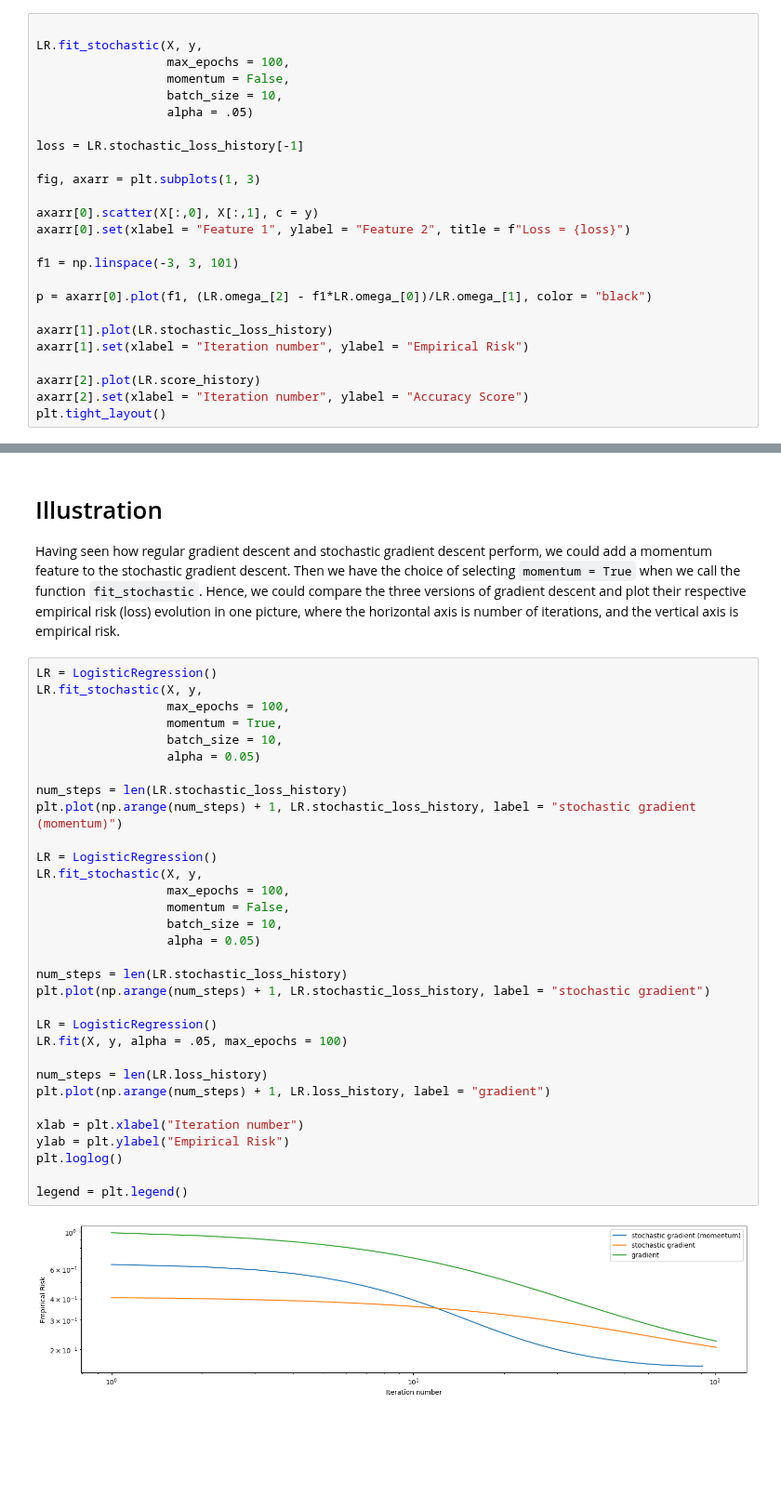
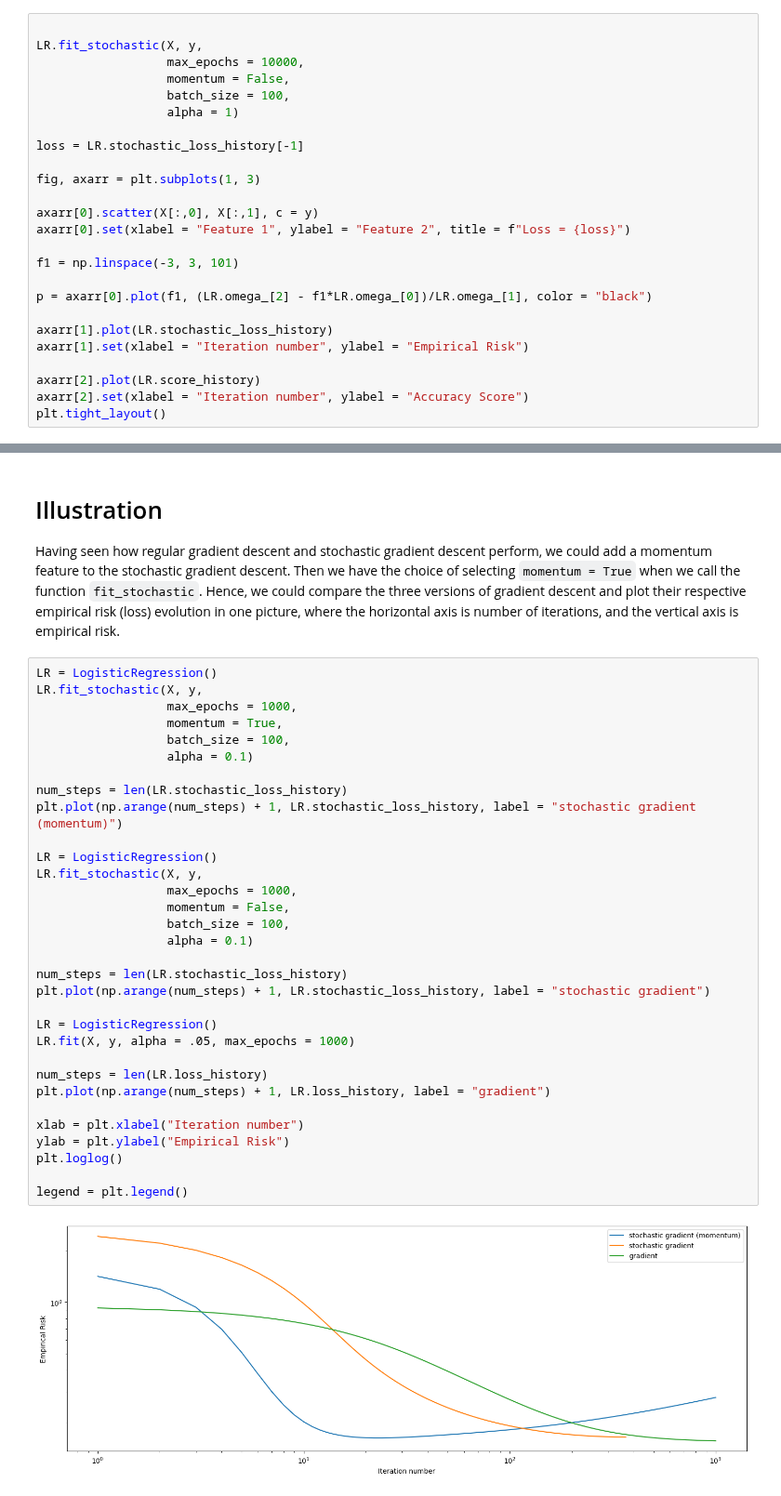
Before and after one commit to Xianzhiwang1/CS0451-page-site, a Jupyter notebook: posts/my-blog-post-02-gradient-descent/index.ipynb, the cells around one changed output, grey strips where cells are left out. Shown at 93% size. Cells and saved outputs as stored; diff of their text form; blank space fills up the shorter version.

```diff
--- a/posts/my-blog-post-02-gradient-descent/index.ipynb
+++ b/posts/my-blog-post-02-gradient-descent/index.ipynb
@@ -139,10 +139,10 @@ And the rest is business as usual. We deem our weights `w`  as "good enough" whe
 # %%
 
 LR.fit_stochastic(X, y,
-                  max_epochs = 100,
+                  max_epochs = 10000,
                   momentum = False,
-                  batch_size = 10,
-                  alpha = .05)
+                  batch_size = 100,
+                  alpha = 1)
 
 loss = LR.stochastic_loss_history[-1]
 
@@ -169,34 +169,34 @@ Having seen how regular gradient descent and stochastic gradient descent perform
 # %%
 LR = LogisticRegression()
 LR.fit_stochastic(X, y,
-                  max_epochs = 100,
+                  max_epochs = 1000,
                   momentum = True,
-                  batch_size = 10,
-                  alpha = 0.05)
+                  batch_size = 100,
+                  alpha = 0.1)
 
 num_steps = len(LR.stochastic_loss_history)
 plt.plot(np.arange(num_steps) + 1, LR.stochastic_loss_history, label = "stochastic gradient (momentum)")
 
 LR = LogisticRegression()
 LR.fit_stochastic(X, y,
-                  max_epochs = 100,
+                  max_epochs = 1000,
                   momentum = False,
-                  batch_size = 10,
-                  alpha = 0.05)
+                  batch_size = 100,
+                  alpha = 0.1)
 
 num_steps = len(LR.stochastic_loss_history)
 plt.plot(np.arange(num_steps) + 1, LR.stochastic_loss_history, label = "stochastic gradient")
 
 LR = LogisticRegression()
-LR.fit(X, y, alpha = .05, max_epochs = 100)
+LR.fit(X, y, alpha = .05, max_epochs = 1000)
 
 num_steps = len(LR.loss_history)
 plt.plot(np.arange(num_steps) + 1, LR.loss_history, label = "gradient")
 
 xlab = plt.xlabel("Iteration number")
 ylab = plt.ylabel("Empirical Risk")
 plt.loglog()
 
 legend = plt.legend()
 # %% [output]
-[figure, old version]
+[figure, new version]
```
Also changed, not shown: parts of 5 cells of this notebook, 22 other files.
